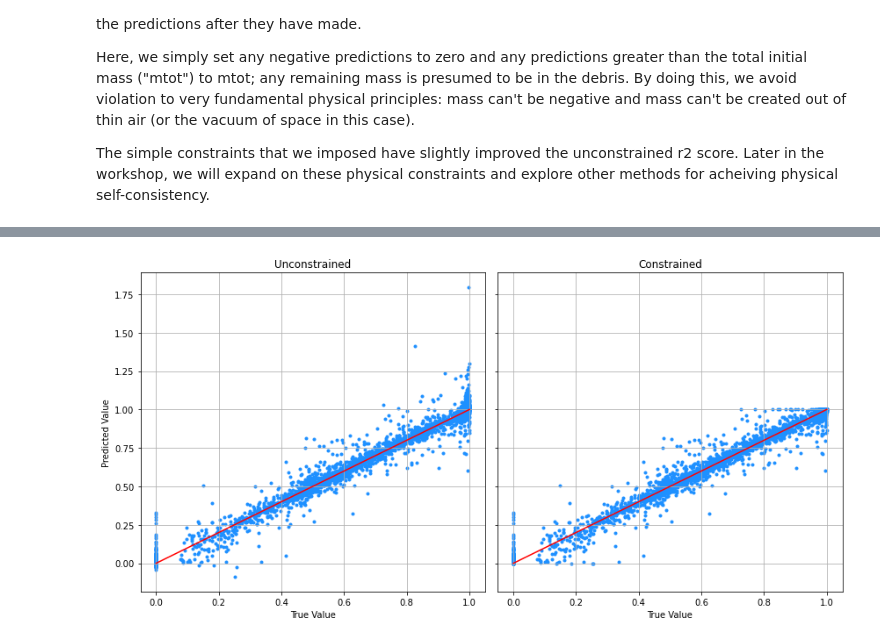
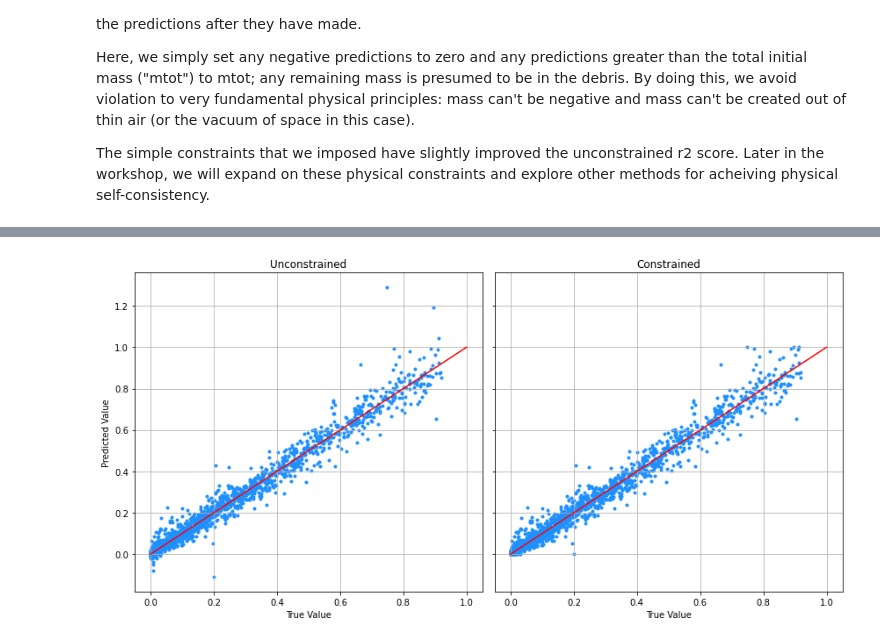
Before and after one commit to hanveiga/amld-2021-repML, a Jupyter notebook: notebooks/example01_basic.ipynb, the cells around one changed output, grey strips where cells are left out. Saved outputs shown, nothing was run; the diff lists cells and outputs as text; code cells hidden in the pictures.

```diff
--- a/notebooks/example01_basic.ipynb
+++ b/notebooks/example01_basic.ipynb
@@ -55,18 +58,25 @@ Python version: 3.8.3 (default, Jul  2 2020, 11:26:31)
 
 The datasets for this problem are relatively small by machine learning standards. Therefore, we provide them as CSV files. The train and test datasets together contain data on 14,856 pairwise collisions between planets. To keep things simple, we will only focus on three targets, which are subject to physical conservation laws; the mass of the largest remnant ("lr_mass"), the mass of the second largest remnant ("slr_mass"), and the mass of the collision debris ("debris_mass"). The mass of these three objects should match exactly the total mass that went into the collisions ("mtotal").
 # %%
-target = 'lr_mass'
+#target = 'lr_mass'
 #target = 'slr_mass'
-#target = 'debris_mass'
+target = 'debris_mass'
 
 features = ['mtotal', 'gamma', 'b_inf', 'v_inf',
             'targ_core_fraction', 'targ_omega', 'targ_theta', 'targ_phi',
             'proj_core_fraction', 'proj_omega', 'proj_theta', 'proj_phi',
-            target]
+            'lr_mass', target]
 
 x_train = pd.read_csv('../datasets/train.csv', usecols=features)
 x_test  = pd.read_csv('../datasets/test.csv', usecols=features)
 
+x_train = x_train[x_train['lr_mass'] > 0]
+x_test = x_test[x_test['lr_mass'] > 0]
+
+if target != 'lr_mass':
+    x_train.pop('lr_mass')
+    x_test.pop('lr_mass')
+
 y_train = x_train.pop(target)
 y_test  = x_test.pop(target)
 # %% [markdown]
@@ -144,10 +154,5 @@ Prediction r2_score: 0.9881
 # %%
 # Define model (MLP) using Keras
-import keras
-from keras.models import Sequential
-from keras.layers import Input, Dense
-from keras.callbacks import EarlyStopping
-
 _, input_size = scaled_x_train.shape
 
 inputs = Input(shape=(input_size,))
@@ -160,8 +165,13 @@ model = keras.Model(inputs, outputs)
 
 model.compile('Adam', loss="mse", metrics="mse")
 
+
 # Fit model
-model.fit(scaled_x_train, scaled_y_train, validation_split = 0.05, epochs=1000, callbacks=[EarlyStopping(patience=70)],verbose=0)
+model.fit(scaled_x_train, scaled_y_train,
+          validation_split=0.05, epochs=1000,
+          callbacks=[EarlyStopping(patience=70)],
+          verbose=0)
+
 
 # Make predictions
 scaled_y_pred = model.predict(scaled_x_test)
@@ -196,16 +206,22 @@ i = 0
 
 y_pred_constrained = []
 
-for mtot, y in zip(x_test.mtotal, y_pred):
+deltaM = []
+deltaM_norm = []
+
+for mtot, y_t, y_p in zip(x_test.mtotal, y_test, y_pred):
+
+    deltaM.append( y_p-y_t )
+    deltaM_norm.append( (y_p-y_t)/y_t )
 
     # If mass is greater than the initial total mass
-    if y > mtot:
+    if y_p > mtot:
         i += 1
     # If mass is negative
-    elif y < 0:
+    elif y_p < 0:
         i += 1
 
-    y_pred_constrained.append(np.max([0.0, np.min([y, mtot])]))
+    y_pred_constrained.append(np.max([0.0, np.min([y_p, mtot])]))
 
 
 print(f"Physics violations: {i} out of {len(y_pred)}")
@@ -225,5 +255,5 @@ The gap for "lr_mass" between 0.0 and 0.1 is because the largest remnant is defi
 # %%
-fig1, ax1 = plt.subplots(1, 2, figsize=(12,6), sharex=True, sharey=True)
+fig2, ax2 = plt.subplots(1, 2, figsize=(12,6), sharex=True, sharey=True)
 
 
 y_test_norm = []
@@ -233,33 +263,33 @@ y_phys_norm = []
 for m_tot, y_t, y_p, y_c in zip(x_test.mtotal, y_test, y_pred, y_pred_constrained):
     y_test_norm.append( y_t / m_tot )
     y_pred_norm.append( y_p / m_tot )
     y_phys_norm.append( y_c / m_tot )
 
 
-ax = ax1[0]
+ax = ax2[0]
 
 ax.set_title('Unconstrained')
 ax.set_xlabel('True Value')
 ax.set_ylabel('Predicted Value')
 
 ax.grid(True)
 
 ax.scatter(y_test_norm, y_pred_norm, marker='.', color='dodgerblue')
 
 ax.plot([0,1], [0,1], color='red')
 
 
-ax = ax1[1]
+ax = ax2[1]
 
 ax.set_title('Constrained')
 ax.set_xlabel('True Value')
 
 ax.grid(True)
 
 ax.scatter(y_test_norm, y_phys_norm, marker='.', color='dodgerblue')
 
 ax.plot([0,1], [0,1], color='red')
 
 plt.tight_layout()
 # %% [output]
-[figure, old version]
+[figure, new version]
```
Also changed, not shown: parts of 6 cells of this notebook, 4 other files.
